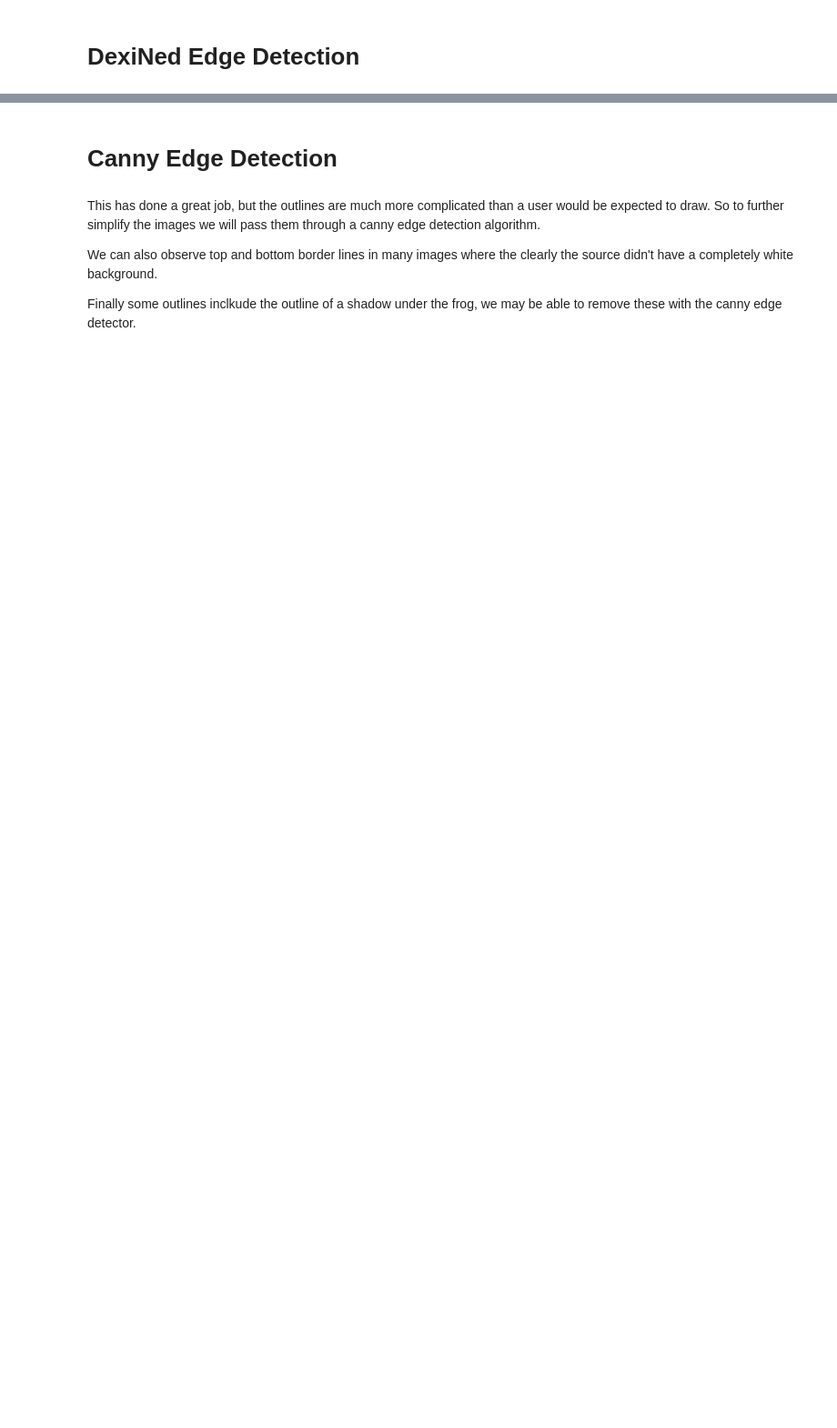
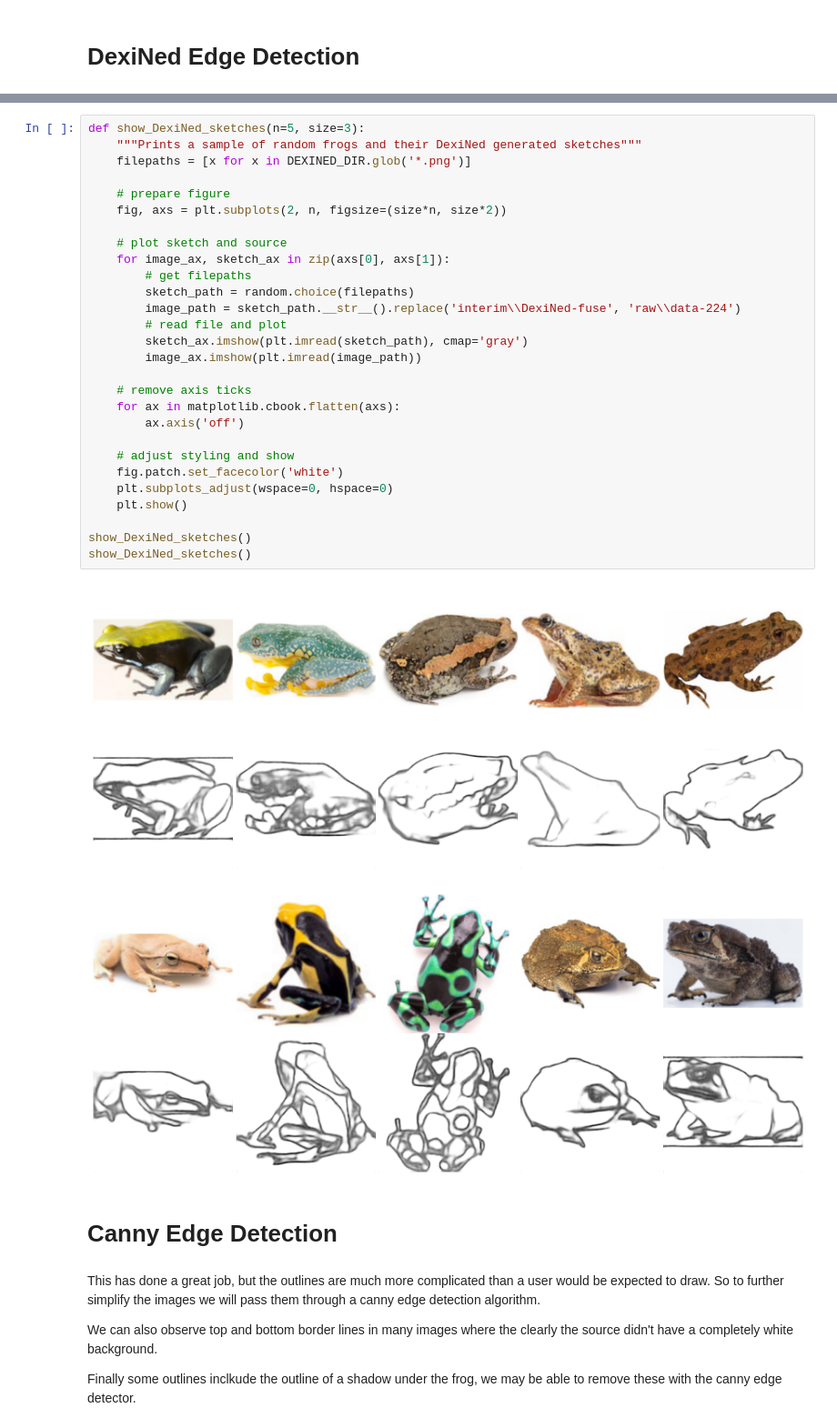
Before and after one commit to yleneb/sketch2frog, a Jupyter notebook: sketch2frog/notebooks/2. Create Sketches.ipynb, the cells around one changed output, grey strips where cells are left out. Shown at 91% size. Drawn from its saved outputs; the diff is of its cells as text; blank space fills up the shorter version.

```diff
--- a/sketch2frog/notebooks/2. Create Sketches.ipynb
+++ b/sketch2frog/notebooks/2. Create Sketches.ipynb
@@ -50,3 +62,34 @@ IPython.display.Image(filename=random.choice(filepaths))
+# %%
+def show_DexiNed_sketches(n=5, size=3):
+    """Prints a sample of random frogs and their DexiNed generated sketches"""
+    filepaths = [x for x in DEXINED_DIR.glob('*.png')]
+
+    # prepare figure
+    fig, axs = plt.subplots(2, n, figsize=(size*n, size*2))
+
+    # plot sketch and source
+    for image_ax, sketch_ax in zip(axs[0], axs[1]):
+        # get filepaths
+        sketch_path = random.choice(filepaths)
+        image_path = sketch_path.__str__().replace('interim\\DexiNed-fuse', 'raw\\data-224')
+        # read file and plot
+        sketch_ax.imshow(plt.imread(sketch_path), cmap='gray')
+        image_ax.imshow(plt.imread(image_path))
+
+    # remove axis ticks
+    for ax in matplotlib.cbook.flatten(axs):
+        ax.axis('off')
+
+    # adjust styling and show
+    fig.patch.set_facecolor('white')
+    plt.subplots_adjust(wspace=0, hspace=0)
+    plt.show()
+
+show_DexiNed_sketches()
+show_DexiNed_sketches()
+# %% [output]
+[figure, added]
+[figure, added]
 # %% [markdown]
 # Canny Edge Detection
 # %% [markdown]
```
Also changed, not shown: parts of 7 cells of this notebook, 7 other files.
